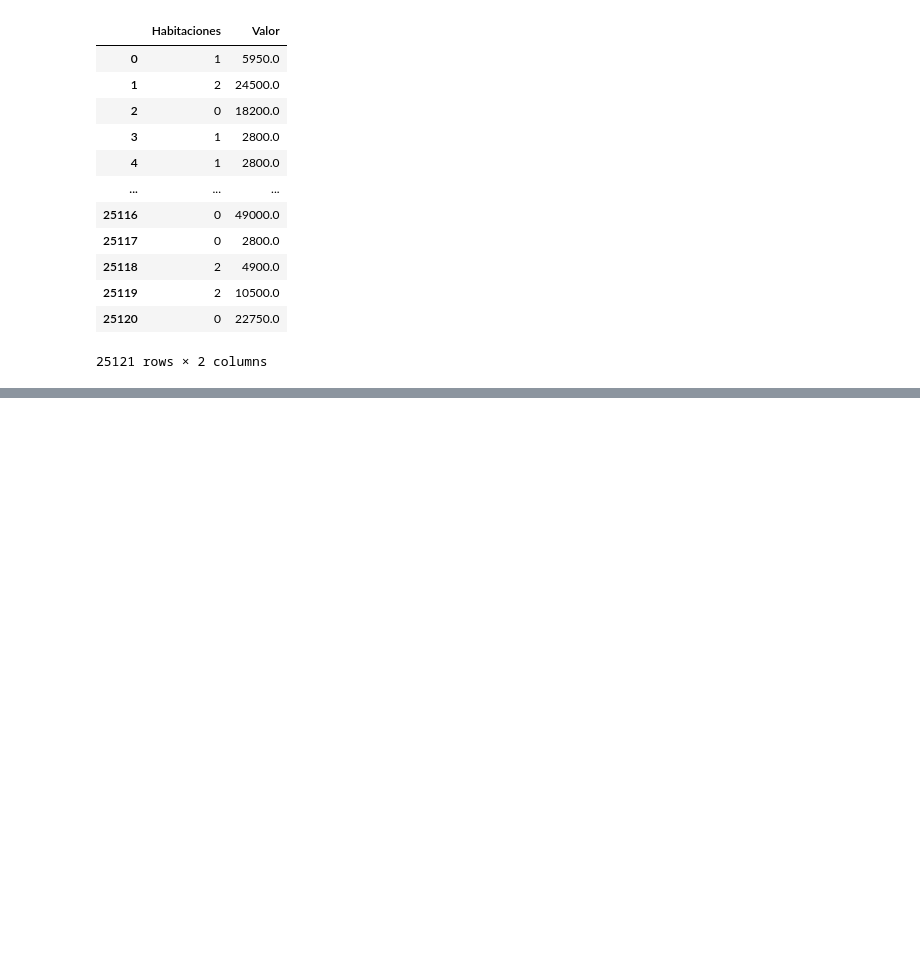
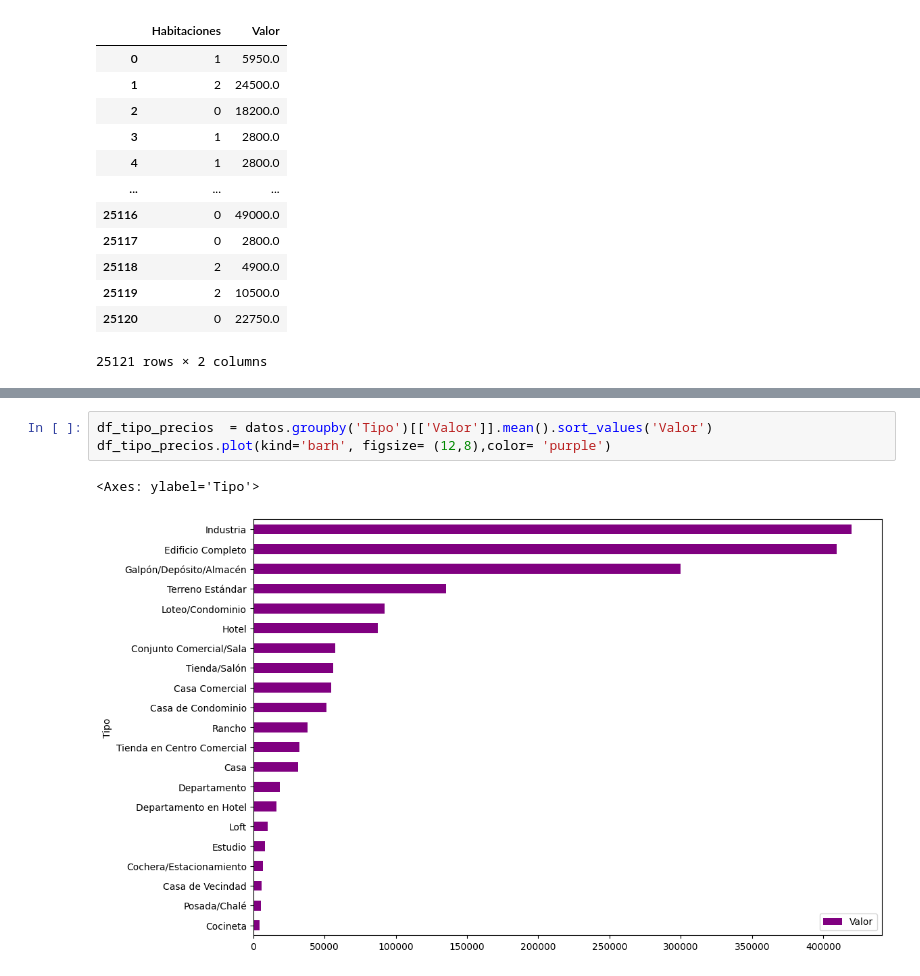
Before and after one commit to Charlymanuk/INMUEBLES, a Jupyter notebook: inmuebles_cdmx.ipynb, the cells around one changed output, grey strips where cells are left out. Drawn from its saved outputs; the diff is of its cells as text; blank space fills up the shorter version.

```diff
--- a/inmuebles_cdmx.ipynb
+++ b/inmuebles_cdmx.ipynb
@@ -150,0 +210,6 @@ datos[['Habitaciones', 'Valor']]
+# %%
+df_tipo_precios  = datos.groupby('Tipo')[['Valor']].mean().sort_values('Valor')
+df_tipo_precios.plot(kind='barh', figsize= (12,8),color= 'purple')
+# %% [output]
+<Axes: ylabel='Tipo'>
+[figure, added]
```
Also changed, not shown: parts of 66 cells of this notebook.
